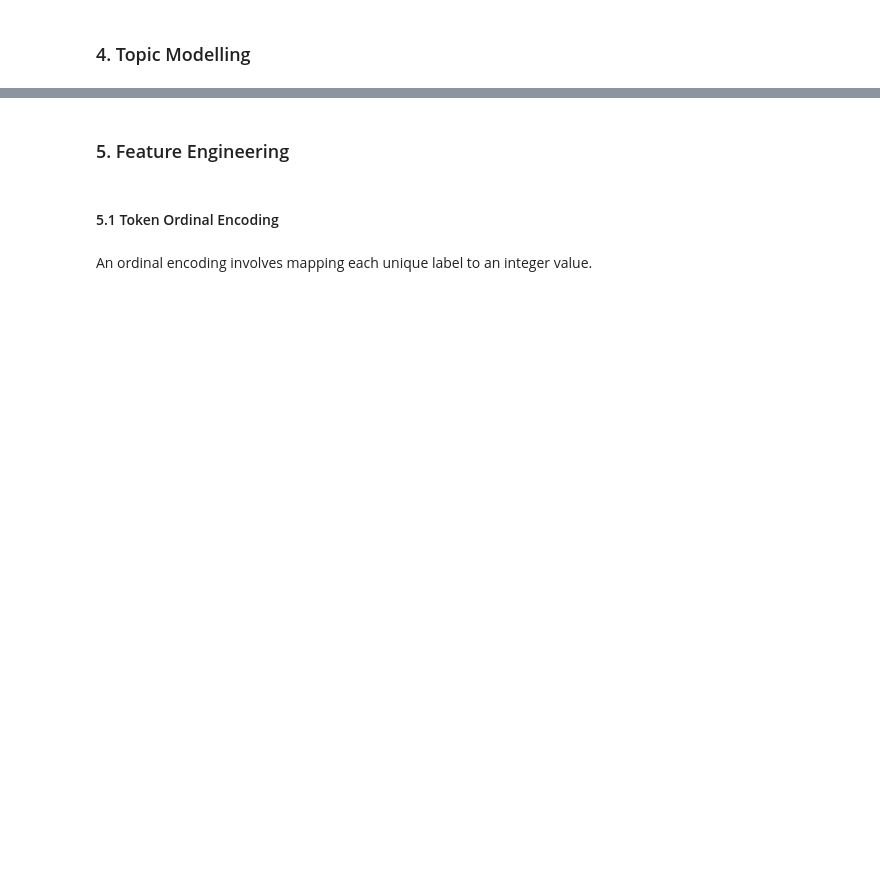
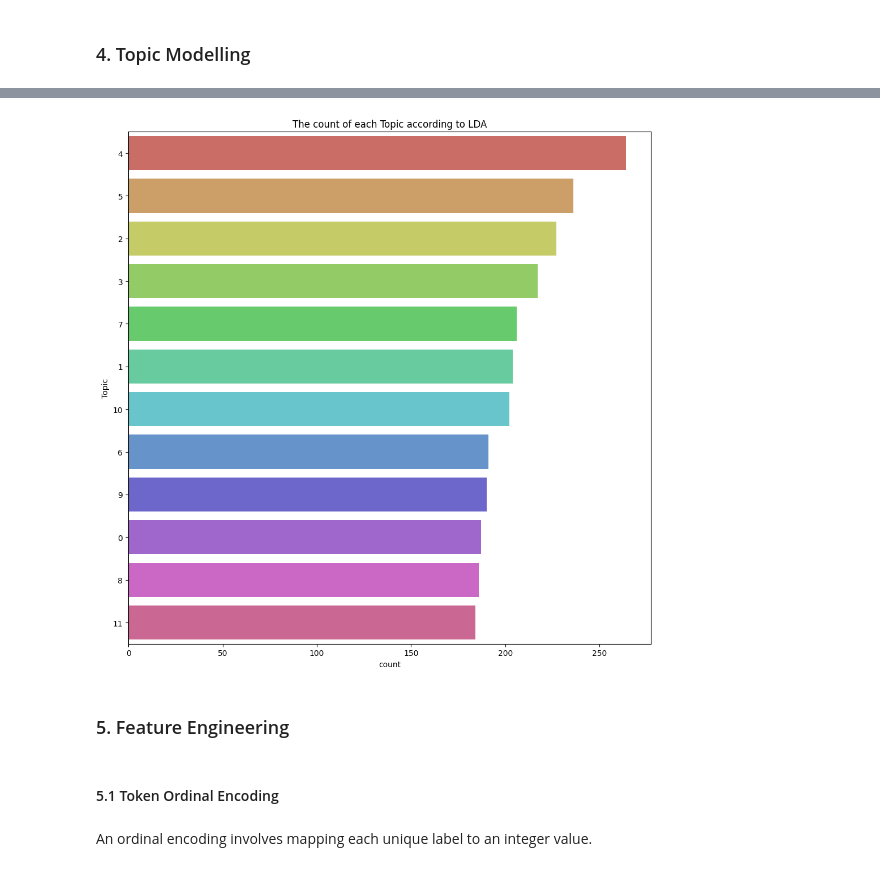
Before and after one commit to gabrielecola/Named-Entity-Recognition, a Jupyter notebook: NLP_Project.ipynb, the cells around one changed output, grey strips where cells are left out. Drawn from its saved outputs; the diff is of its cells as text; code cells hidden in the pictures; blank space fills up the shorter version.

```diff
--- a/NLP_Project.ipynb
+++ b/NLP_Project.ipynb
@@ -163,0 +245,8 @@ LDA.fit(dtm)
+# %%
+topic_results = LDA.transform(dtm)
+topic_results.shape
+argmax = topic_results.argmax(axis=1)
+argmax = list(argmax)
+
+data_topic['Topic'] = argmax
+data_topic.head()
@@ -164,3 +260,24 @@ LDA.fit(dtm)
+# %%
+# Get the sorted order of topics by frequency
+ordered_topics = data_topic['Topic'].value_counts().index
+
+# Suppress known warnings (like FutureWarning, DeprecationWarning, etc.)
+with warnings.catch_warnings():
+    warnings.simplefilter("ignore")
+
+    plt.figure(figsize=(6, 6))
+
+    sns.countplot(
+        y='Topic',
+        data=data_topic,
+        order=ordered_topics,
+        palette=sns.color_palette('hls', data_topic['Topic'].nunique())
+    ).set(title='The count of each Topic according to LDA')
+
+    plt.tight_layout()
+    plt.show()
+# %% [output]
+[figure, added]
 # %% [markdown]
 ### 5. Feature Engineering
 # %% [markdown]
```
Also changed, not shown: parts of 31 cells of this notebook.
